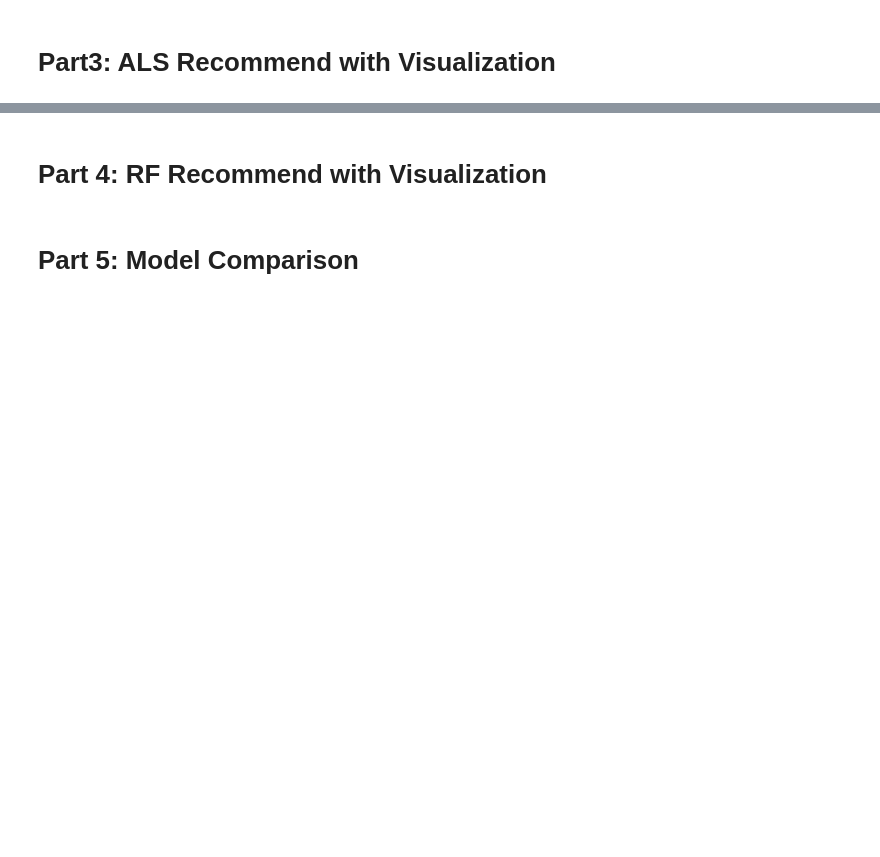
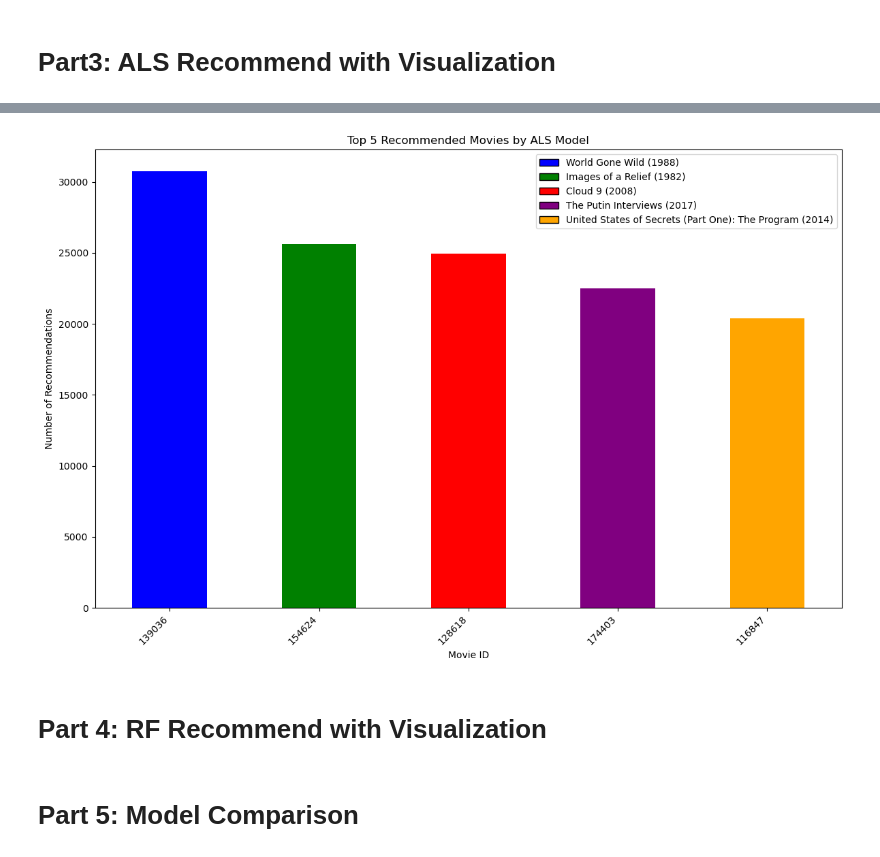
Before and after one commit to Data-Insignt/CineSpark-Insights, a Jupyter notebook: experiment.ipynb, the cells around one changed output, grey strips where cells are left out. Saved outputs shown, nothing was run; the diff lists cells and outputs as text; code cells hidden in the pictures; blank space fills up the shorter version.

```diff
--- a/experiment.ipynb
+++ b/experiment.ipynb
@@ -264,3 +304,46 @@ als_recommend_best(spark, ratings_df)
+# %%
+def als_recommend_visualization(recommendations):
+    # Explode the recommendations column
+    recs_exploded = recommendations.withColumn("rec_exp", explode("recommendations")).select("userId", col("rec_exp.movieId"), col("rec_exp.rating"))
+
+    # Join the exploded recommendations with movies
+    movies_df = spark.read.csv("dataset/movies.csv", header=True, inferSchema=True)
+    recs_joined = recs_exploded.join(movies_df, "movieId").select("movieId", "userId", "title", "rating")
+
+    # Collect the data to Pandas DataFrame
+    recs_pd = recs_joined.toPandas()
+
+    # Count the number of recommendations for each movie and get the top 5
+    top_movie_ids = recs_pd['movieId'].value_counts().head(5).index
+    top_movies = recs_pd[recs_pd['movieId'].isin(top_movie_ids)]
+    top_movies_count = top_movies['movieId'].value_counts()
+
+    # Get titles for the top movies
+    top_movies_titles = top_movies.drop_duplicates(subset='movieId').set_index('movieId')['title'].to_dict()
+
+    # Define custom colors for each bar
+    custom_colors = ['blue', 'green', 'red', 'purple', 'orange']
+
+    # Create a bar plot using Matplotlib
+    plt.figure(figsize=(12, 8))
+    ax = top_movies_count.plot(kind='bar', color=custom_colors)
+    plt.xlabel('Movie ID')
+    plt.ylabel('Number of Recommendations')
+    plt.title('Top 5 Recommended Movies by ALS Model')
+
+    # Create a legend for the colors
+    labels = [top_movies_titles[movieId] for movieId in top_movie_ids]
+    handles = [plt.Rectangle((0,0),1,1, color=custom_colors[i], ec="k") for i in range(len(custom_colors))]
+    plt.legend(handles, labels)
+    ax.set_xticklabels(top_movie_ids, rotation=45, ha='right')
+    plt.tight_layout()
+    plt.show()
+    plt.close()
+
+
+als_recommend_visualization(recommendations)
+# %% [output]
+[figure, added]
 # %% [markdown]
 # Part 4: RF Recommend with Visualization
 # %%
```
Also changed, not shown: parts of 10 cells of this notebook, 1 other file.
